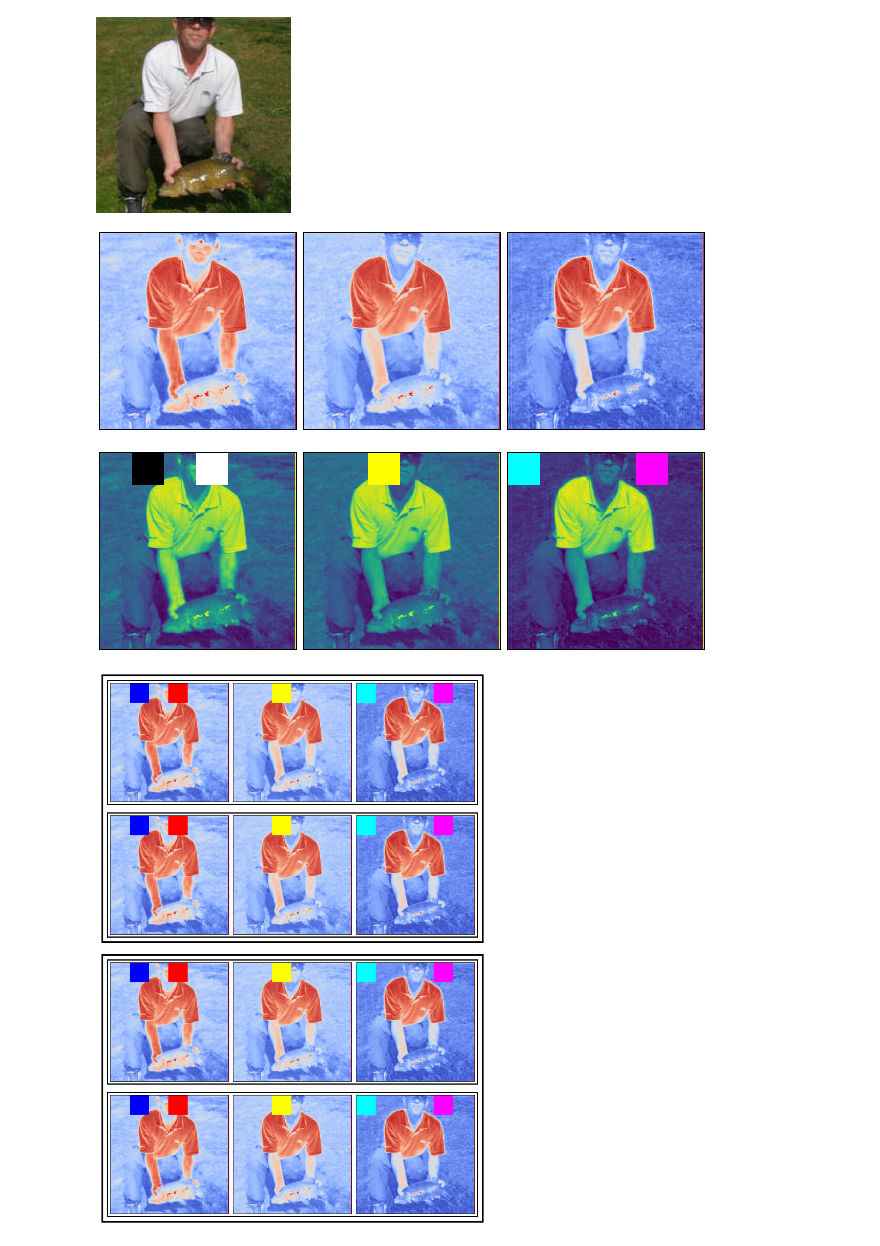
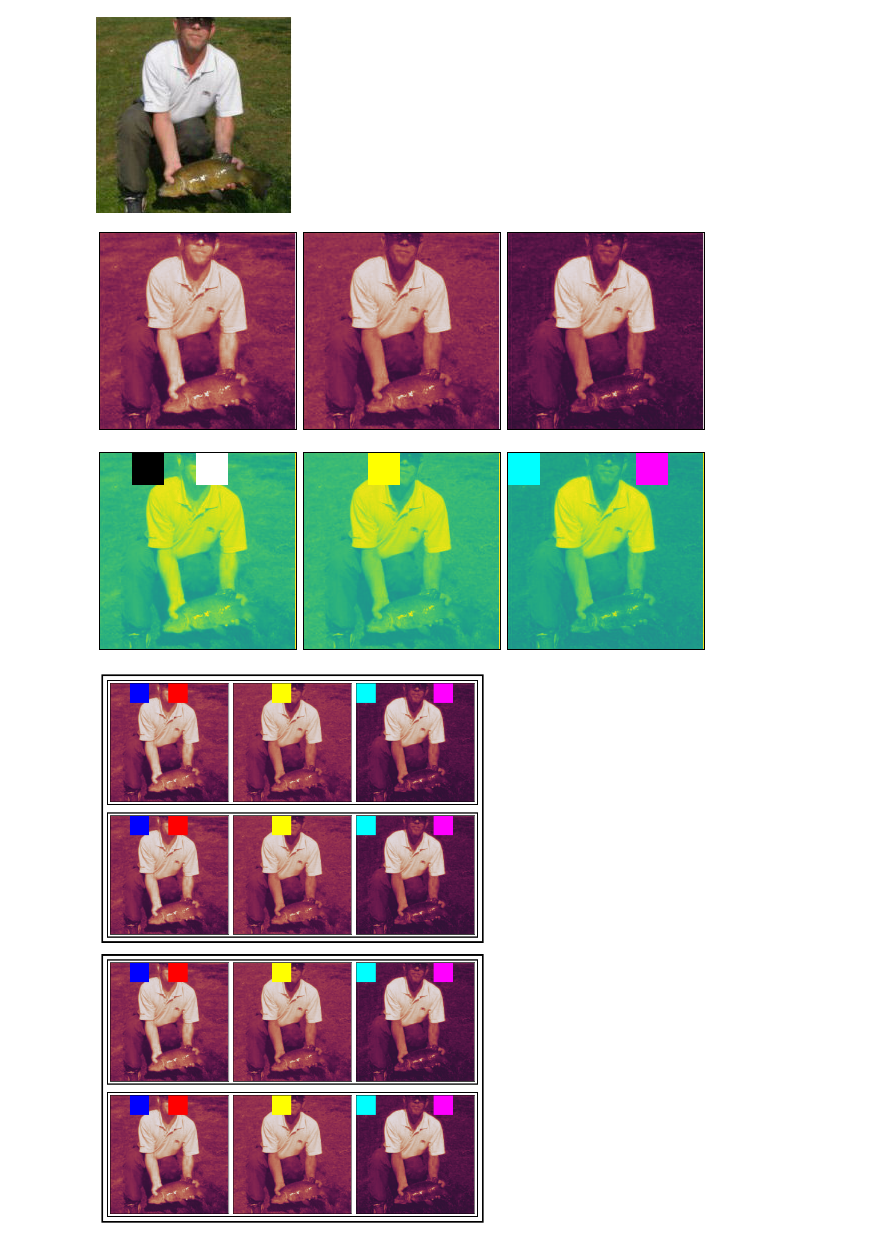
Before and after one commit to xl0/lovely-tensors, a Jupyter notebook: nbs/05_repr_chans.ipynb, the cells around one changed output. Saved outputs shown, nothing was run; the diff lists cells and outputs as text; code cells hidden in the pictures.

Commit message:
Take into account that colormap now expects valies from -1 to 1

```diff
--- a/nbs/05_repr_chans.ipynb
+++ b/nbs/05_repr_chans.ipynb
@@ -17,8 +17,8 @@ from lovely_numpy.repr_chans import chans as np_chans
 # %%
 # |export
 def chans(t: torch.Tensor,      # Input, shape=([...], H, W)
-             cmap = "coolwarm", # Use matplotlib colormap by this name
-             cm_below="blue",   # Color for values below 0
+             cmap = "twilight", # Use matplotlib colormap by this name
+             cm_below="blue",   # Color for values below -1
              cm_above="red",    # Color for values above 1
              cm_ninf="cyan",    # Color for -inf values
              cm_pinf="fuchsia", # Color for +inf values
@@ -87,25 +87,25 @@ image.rgb
 # %%
 chans(image)
 # %% [output]
-[figure, old version]
+[figure, new version]
 # %%
 # In R
-image[0,0:32,32:64] = -0.1 # Below min
+image[0,0:32,32:64] = -1.1 # Below min
 image[0,0:32,96:128] = 1.1 # Above max
 # In G
 image[1,0:32,64:96] = float("nan")
 # In B
 image[2,0:32,0:32] = float("-inf")
 image[2,0:32,128:128+32] = float("+inf")
 
 chans(image, cmap="viridis", cm_below="black", cm_above="white")
 # %% [output]
-[figure, old version]
+[figure, new version]
 # %%
 # 4 images, stacked 2x2
 chans(torch.stack([image]*4).view(2,2,3,196,196))
 # %% [output]
-[figure, old version]
+[figure, new version]
 # %%
 # |hide
 import nbdev; nbdev.nbdev_export()
```
Also changed, not shown: parts of 1 cell of this notebook, 11 other files.
